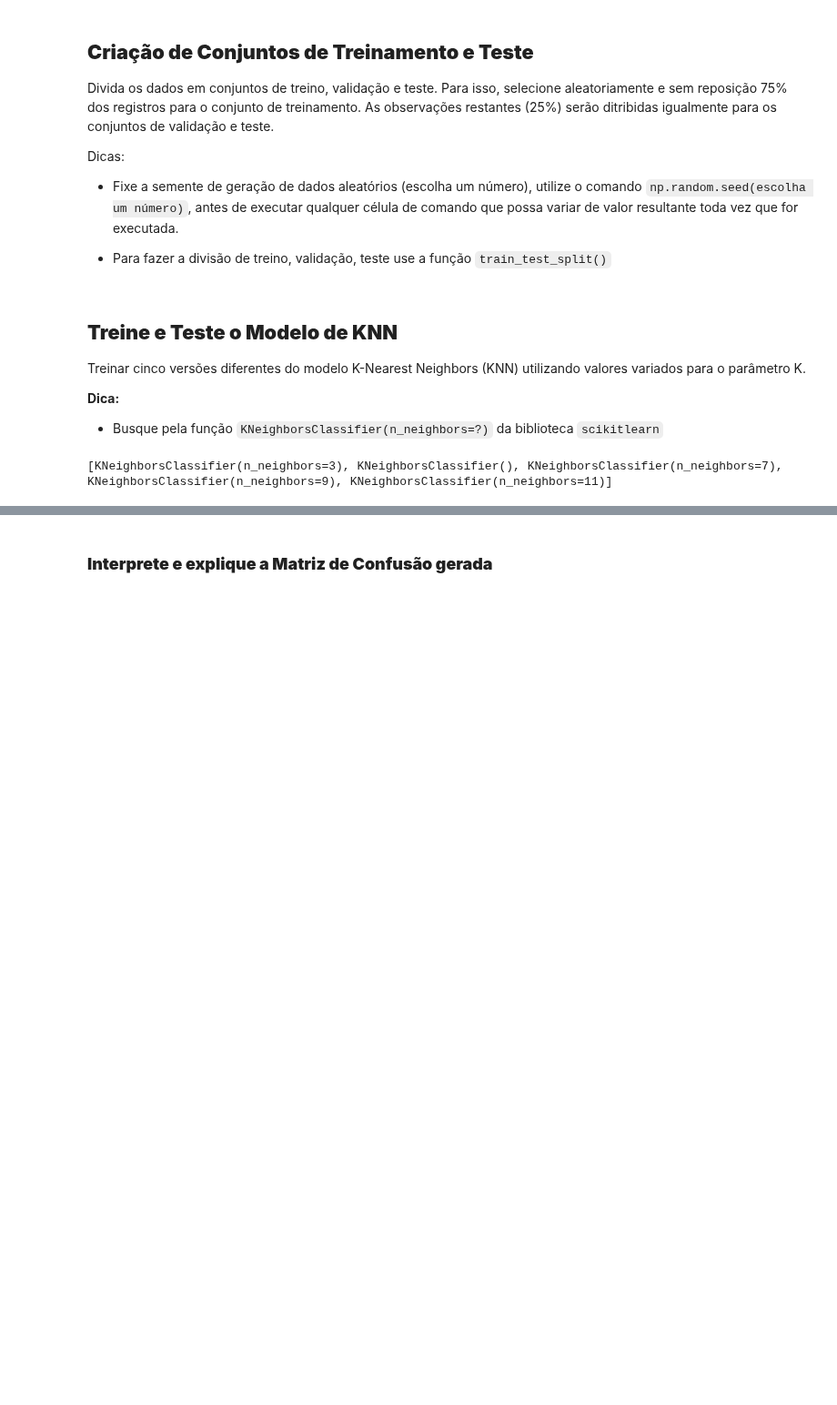
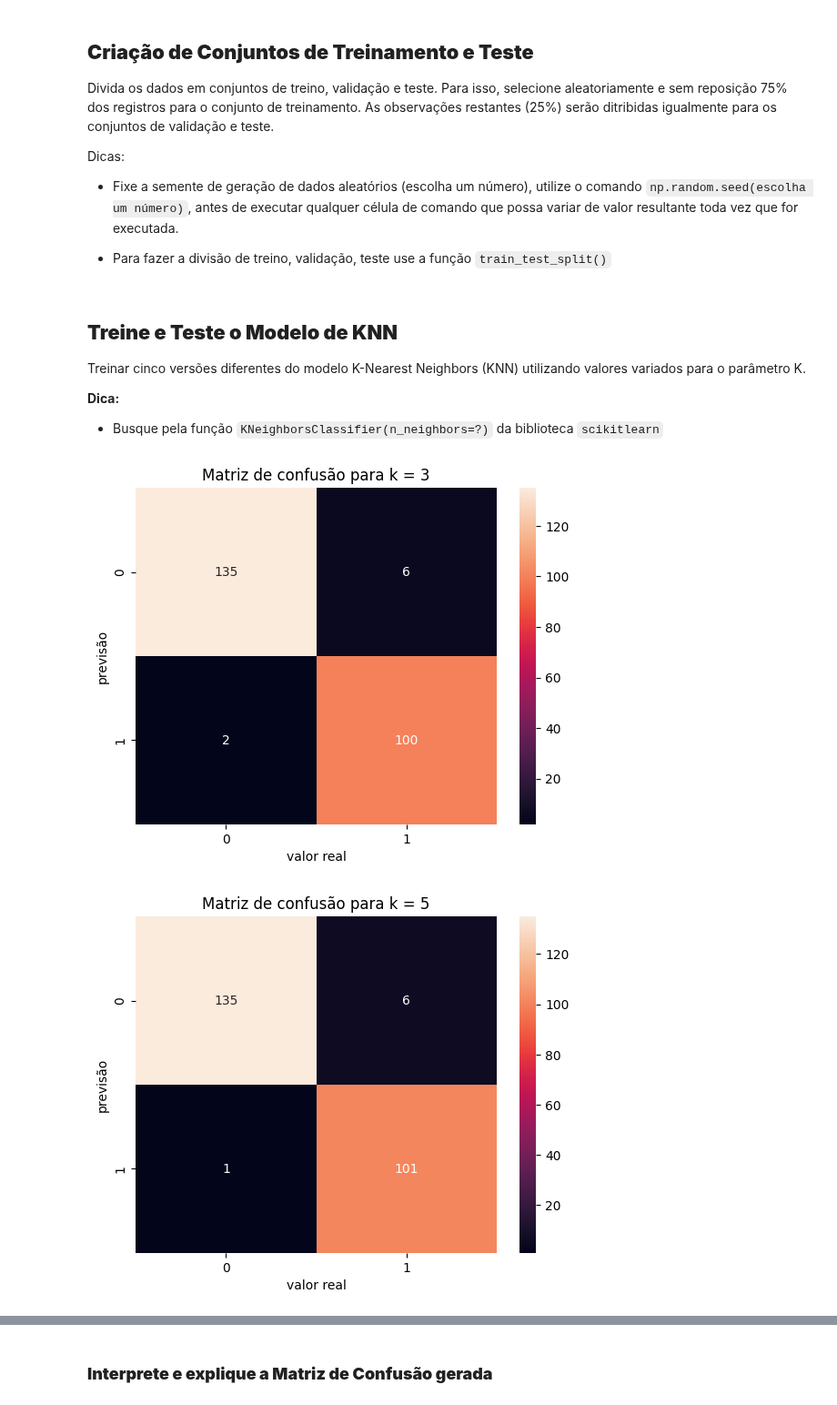
Before and after one commit to Mr-Barros/ENG4502, a Jupyter notebook: Assignment2/Notebook_AvaliacaoModelos_FeatureEngineering_KNN.ipynb, the cells around one changed output, grey strips where cells are left out. Shown at 91% size. Saved outputs shown, nothing was run; the diff lists cells and outputs as text; code cells hidden in the pictures; blank space fills up the shorter version.

Commit message:
built the confusion matrix

```diff
--- a/Assignment2/Notebook_AvaliacaoModelos_FeatureEngineering_KNN.ipynb
+++ b/Assignment2/Notebook_AvaliacaoModelos_FeatureEngineering_KNN.ipynb
@@ -177,8 +177,19 @@ Treinar cinco versões diferentes do modelo K-Nearest Neighbors (KNN) utilizando
 # %%
 k_values = [3, 5, 7, 9, 11]
 knn = []
 for (i, k) in enumerate(k_values):
   knn.append(KNeighborsClassifier(n_neighbors=k))
   knn[i].fit(X_train, y_train)
+
+  #building the confusion matrix
+
+  y_pred = knn[i].predict(X_test)
+  conf_matrix = confusion_matrix(y_test,y_pred)
+  sns.heatmap(conf_matrix, annot=True, fmt="g")
+  plt.title(f"Matriz de confusão para k = {k}")
+  plt.ylabel("previsão")
+  plt.xlabel("valor real")
+  plt.show() #0 means that it predicted/is not obese and 1 means that it predicted/is obese
 # %% [output]
-[KNeighborsClassifier(n_neighbors=3), KNeighborsClassifier(), KNeighborsClassifier(n_neighbors=7), KNeighborsClassifier(n_neighbors=9), KNeighborsClassifier(n_neighbors=11)]
+[figure, added]
+[figure, added]
```
Also changed, not shown: parts of 3 cells of this notebook.
